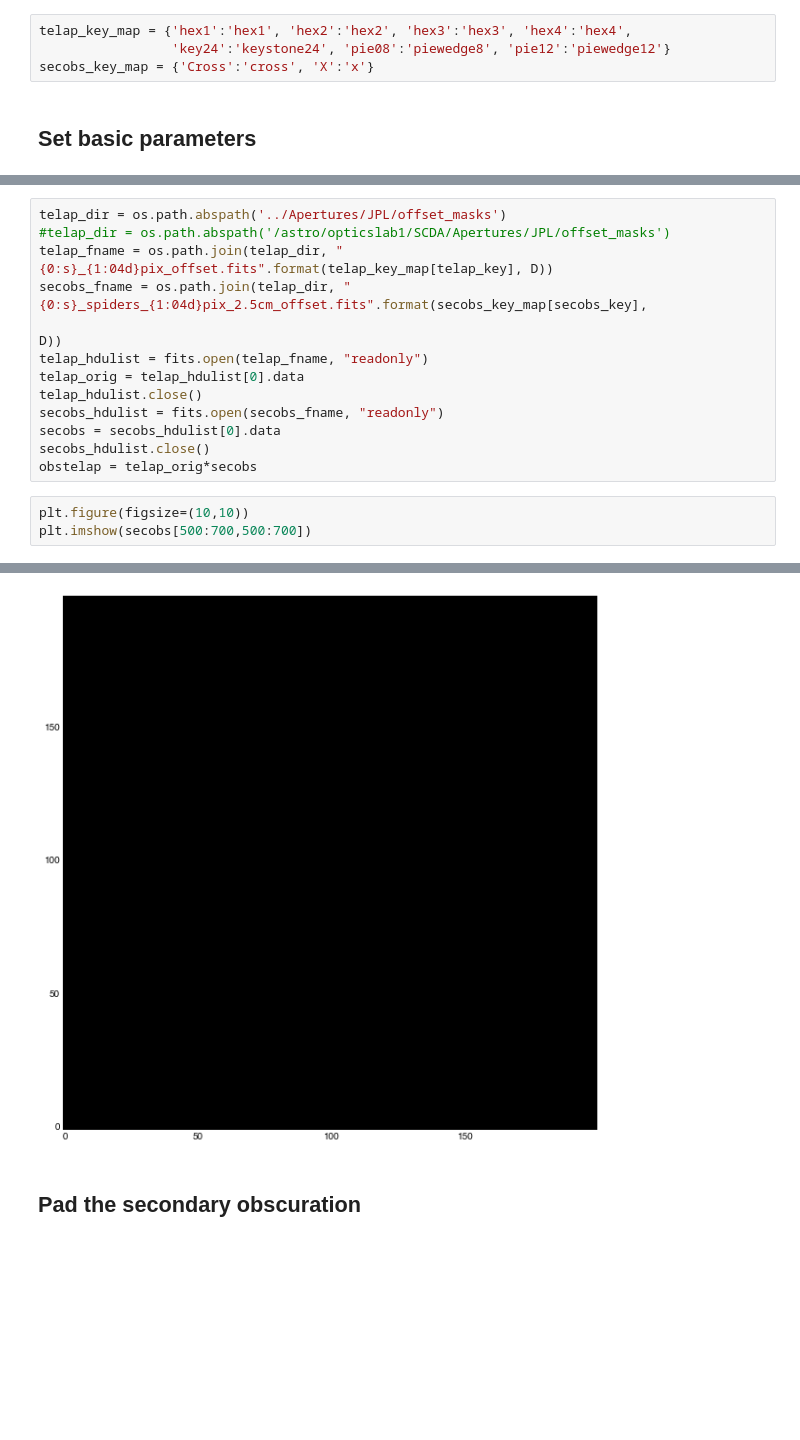
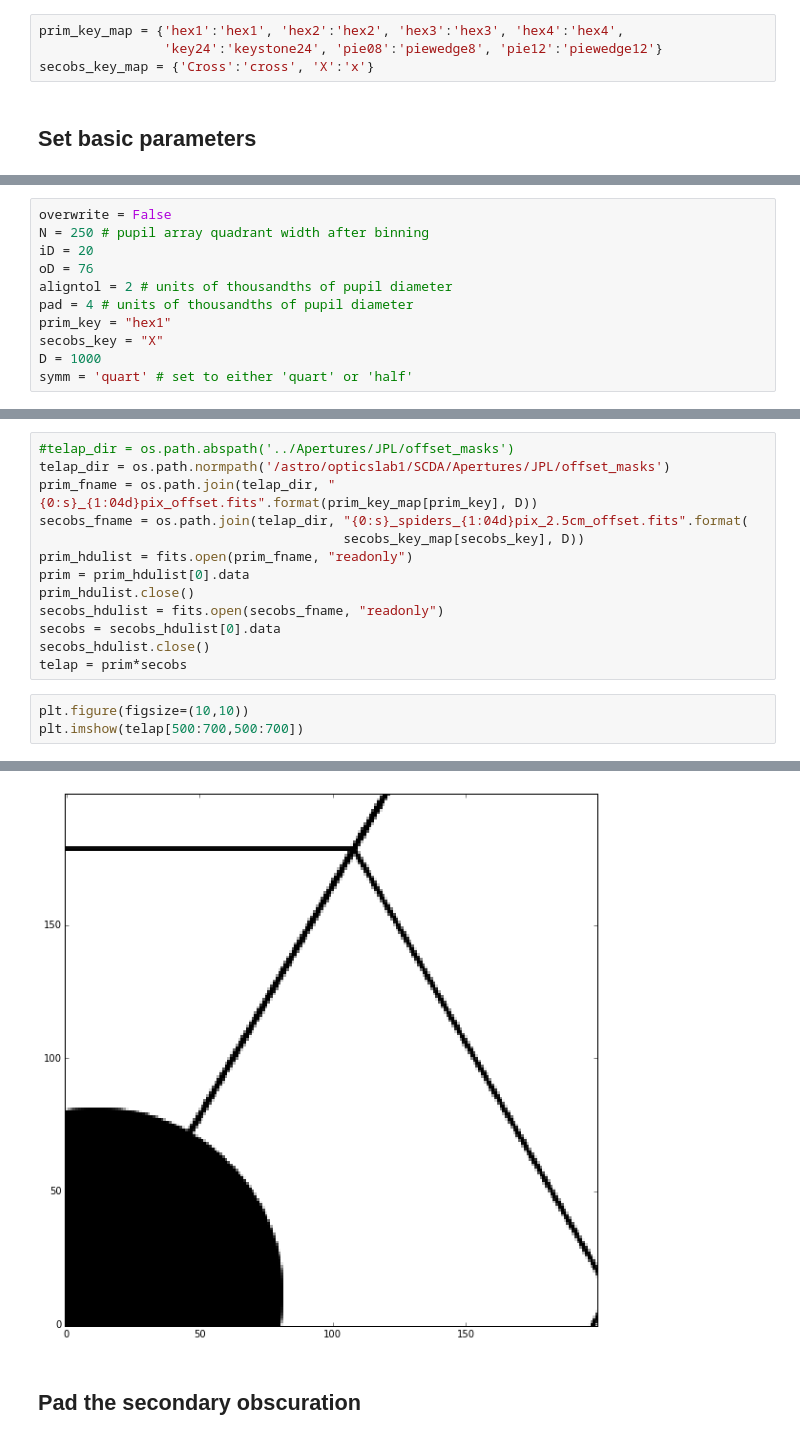
Before and after one commit to neilzim/SCDA, a Jupyter notebook: make_Lyotstop_obs2.ipynb, the cells around one changed output, grey strips where cells are left out. Cells and saved outputs as stored; diff of their text form; blank space fills up the shorter version.

```diff
--- a/make_Lyotstop_obs2.ipynb
+++ b/make_Lyotstop_obs2.ipynb
@@ -13,8 +13,8 @@ Populating the interactive namespace from numpy and matplotlib
 # %% [markdown]
 ## Dictionary to map file keys from STScI to Krist
 # %%
-telap_key_map = {'hex1':'hex1', 'hex2':'hex2', 'hex3':'hex3', 'hex4':'hex4',
-                 'key24':'keystone24', 'pie08':'piewedge8', 'pie12':'piewedge12'}
+prim_key_map = {'hex1':'hex1', 'hex2':'hex2', 'hex3':'hex3', 'hex4':'hex4',
+                'key24':'keystone24', 'pie08':'piewedge8', 'pie12':'piewedge12'}
 secobs_key_map = {'Cross':'cross', 'X':'x'}
 # %% [markdown]
 ## Set basic parameters
@@ -28,0 +21,11 @@ D = 2000
+# %%
+overwrite = False
+N = 250 # pupil array quadrant width after binning
+iD = 20
+oD = 76
+aligntol = 2 # units of thousandths of pupil diameter
+pad = 4 # units of thousandths of pupil diameter
+prim_key = "hex1"
+secobs_key = "X"
+D = 1000
+symm = 'quart' # set to either 'quart' or 'half'
@@ -31,22 +45,22 @@ D = 2000
 # %%
-telap_dir = os.path.abspath('../Apertures/JPL/offset_masks')
-#telap_dir = os.path.abspath('/astro/opticslab1/SCDA/Apertures/JPL/offset_masks')
-telap_fname = os.path.join(telap_dir, "{0:s}_{1:04d}pix_offset.fits".format(telap_key_map[telap_key], D))
-secobs_fname = os.path.join(telap_dir, "{0:s}_spiders_{1:04d}pix_2.5cm_offset.fits".format(secobs_key_map[secobs_key],
-                                                                                           D))
-telap_hdulist = fits.open(telap_fname, "readonly")
-telap_orig = telap_hdulist[0].data
-telap_hdulist.close()
+#telap_dir = os.path.abspath('../Apertures/JPL/offset_masks')
+telap_dir = os.path.normpath('/astro/opticslab1/SCDA/Apertures/JPL/offset_masks')
+prim_fname = os.path.join(telap_dir, "{0:s}_{1:04d}pix_offset.fits".format(prim_key_map[prim_key], D))
+secobs_fname = os.path.join(telap_dir, "{0:s}_spiders_{1:04d}pix_2.5cm_offset.fits".format(
+                                       secobs_key_map[secobs_key], D))
+prim_hdulist = fits.open(prim_fname, "readonly")
+prim = prim_hdulist[0].data
+prim_hdulist.close()
 secobs_hdulist = fits.open(secobs_fname, "readonly")
 secobs = secobs_hdulist[0].data
 secobs_hdulist.close()
-obstelap = telap_orig*secobs
+telap = prim*secobs
 # %%
 plt.figure(figsize=(10,10))
-plt.imshow(secobs[500:700,500:700])
+plt.imshow(telap[500:700,500:700])
 # %% [output]
 <matplotlib.image.AxesImage at 0x...>
-[figure, old version]
+[figure, new version]
 # %% [markdown]
 ## Pad the secondary obscuration
 # %%
```
Also changed, not shown: parts of 34 cells of this notebook.
